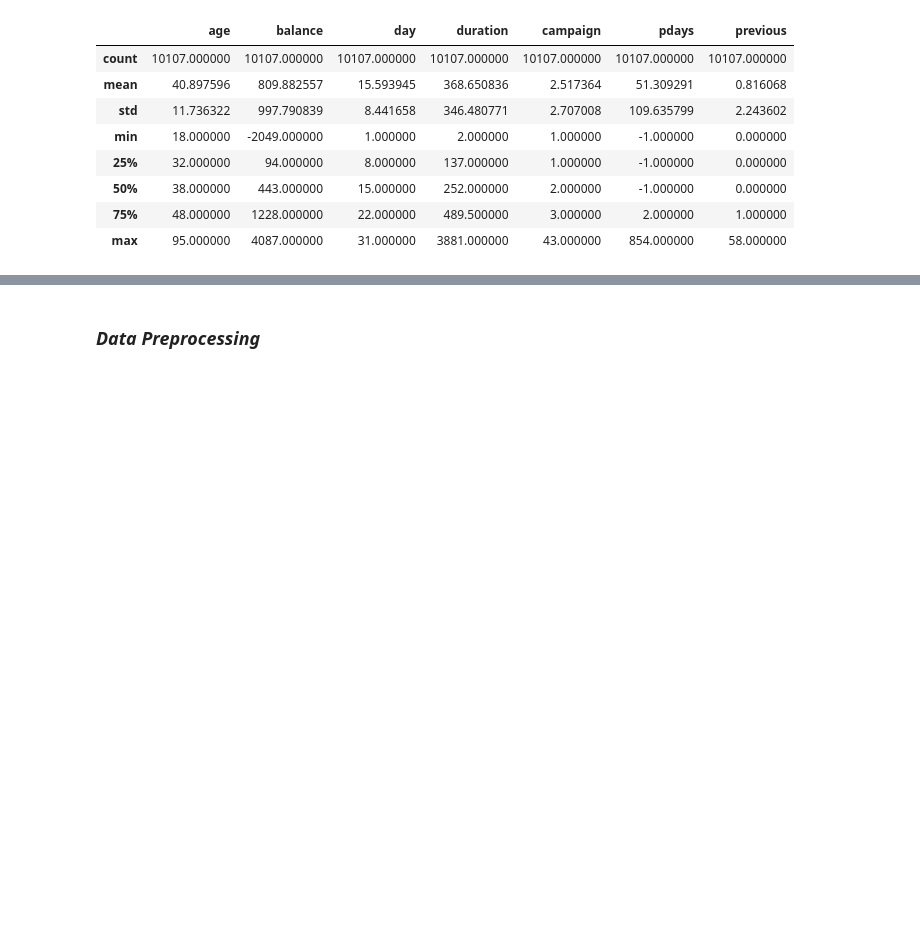
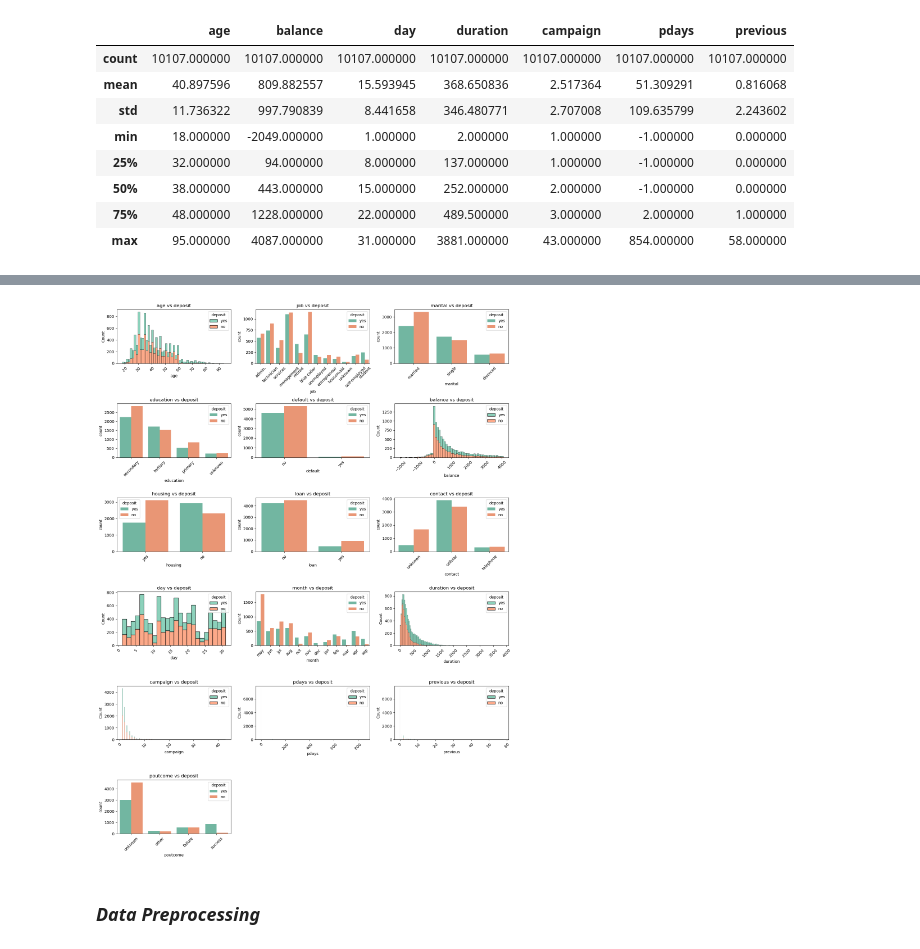
Before and after one commit to SnitTeshome/PRODIGY_DS_03, a Jupyter notebook: Bank_decision tree classifer.ipynb, the cells around one changed output, grey strips where cells are left out. Saved outputs shown, nothing was run; the diff lists cells and outputs as text; code cells hidden in the pictures; blank space fills up the shorter version.

```diff
--- a/Bank_decision tree classifer.ipynb
+++ b/Bank_decision tree classifer.ipynb
@@ -196,3 +244,30 @@ Bank_data.describe()
+# %%
+# Set the figure size
+plt.figure(figsize=(15, 20))
+
+# Define the color palette
+palette = 'Set2'
+
+# List of columns to plot against 'deposit'
+columns_to_plot = Bank_data.columns.drop('deposit')
+
+# Loop through each column and create a subplot
+for i, column in enumerate(columns_to_plot, 1):
+    plt.subplot(6, 3, i)  # Adjust grid layout if needed
+    if Bank_data[column].dtype == 'object':  # Categorical data
+        sns.countplot(x=column, hue='deposit', data=Bank_data, palette=palette)
+    else:  # Numerical data
+        # Ensure hue is specified in histplot and palette is applied correctly
+        sns.histplot(data=Bank_data, x=column, hue='deposit', multiple="stack", palette=palette, kde=False)
+
+    plt.title(f'{column} vs deposit')
+    plt.xticks(rotation=45)
+
+# Adjust layout and show plot
+plt.tight_layout()
+plt.show()
+# %% [output]
+[figure, added]
 # %% [markdown]
 ### *Data Preprocessing*
 # %%
```
Also changed, not shown: parts of 25 cells of this notebook, 1 other file.
